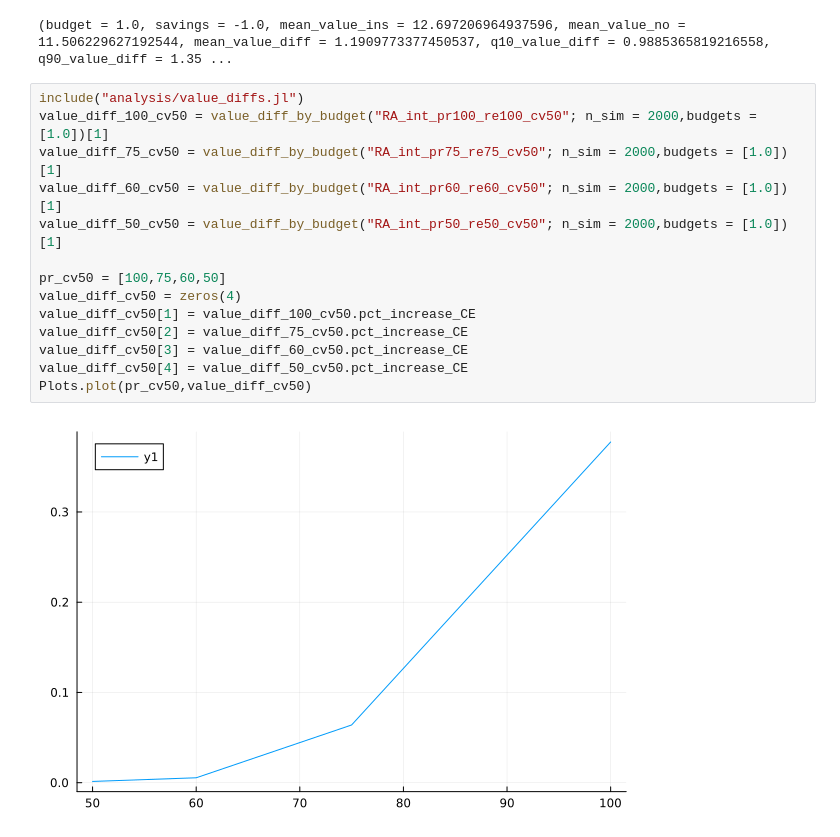
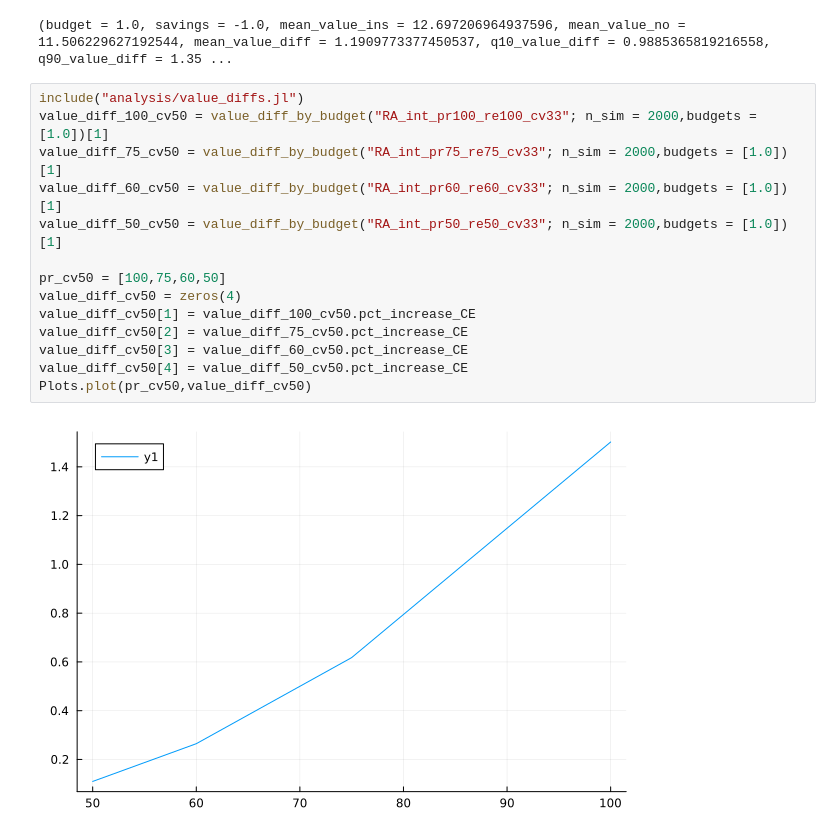
Before and after one commit to Jack-H-Buckner/FisheriesInsuranceModel, a Jupyter notebook: index_model/analysis.ipynb, the cells around one changed output. Drawn from its saved outputs; the diff is of its cells as text.

```diff
--- a/index_model/analysis.ipynb
+++ b/index_model/analysis.ipynb
@@ -133,20 +133,20 @@ value_diff_50 = value_diff_by_budget("no_RA_int_pr50_re100"; n_sim = 2000,budget
 (budget = 1.0, savings = -1.0, mean_value_ins = 12.697206964937596, mean_value_no = 11.506229627192544, mean_value_diff = 1.1909773377450537, q10_value_diff = 0.9885365819216558, q90_value_diff = 1.35 ...
 # %%
 include("analysis/value_diffs.jl")
-value_diff_100_cv50 = value_diff_by_budget("RA_int_pr100_re100_cv50"; n_sim = 2000,budgets = [1.0])[1]
-value_diff_75_cv50 = value_diff_by_budget("RA_int_pr75_re75_cv50"; n_sim = 2000,budgets = [1.0])[1]
-value_diff_60_cv50 = value_diff_by_budget("RA_int_pr60_re60_cv50"; n_sim = 2000,budgets = [1.0])[1]
-value_diff_50_cv50 = value_diff_by_budget("RA_int_pr50_re50_cv50"; n_sim = 2000,budgets = [1.0])[1]
+value_diff_100_cv50 = value_diff_by_budget("RA_int_pr100_re100_cv33"; n_sim = 2000,budgets = [1.0])[1]
+value_diff_75_cv50 = value_diff_by_budget("RA_int_pr75_re75_cv33"; n_sim = 2000,budgets = [1.0])[1]
+value_diff_60_cv50 = value_diff_by_budget("RA_int_pr60_re60_cv33"; n_sim = 2000,budgets = [1.0])[1]
+value_diff_50_cv50 = value_diff_by_budget("RA_int_pr50_re50_cv33"; n_sim = 2000,budgets = [1.0])[1]
 
 pr_cv50 = [100,75,60,50]
 value_diff_cv50 = zeros(4)
 value_diff_cv50[1] = value_diff_100_cv50.pct_increase_CE
 value_diff_cv50[2] = value_diff_75_cv50.pct_increase_CE
 value_diff_cv50[3] = value_diff_60_cv50.pct_increase_CE
 value_diff_cv50[4] = value_diff_50_cv50.pct_increase_CE
 Plots.plot(pr_cv50,value_diff_cv50)
 # %% [output]
-[figure, old version]
+[figure, new version]
 # %%
 include("analysis/value_diffs.jl")
 value_diff_100 = value_diff_by_budget("RA_int_pr100_re100"; n_sim = 2000,budgets = [1.0])[1]
```
Also changed, not shown: parts of 5 cells of this notebook, 16 other files.
